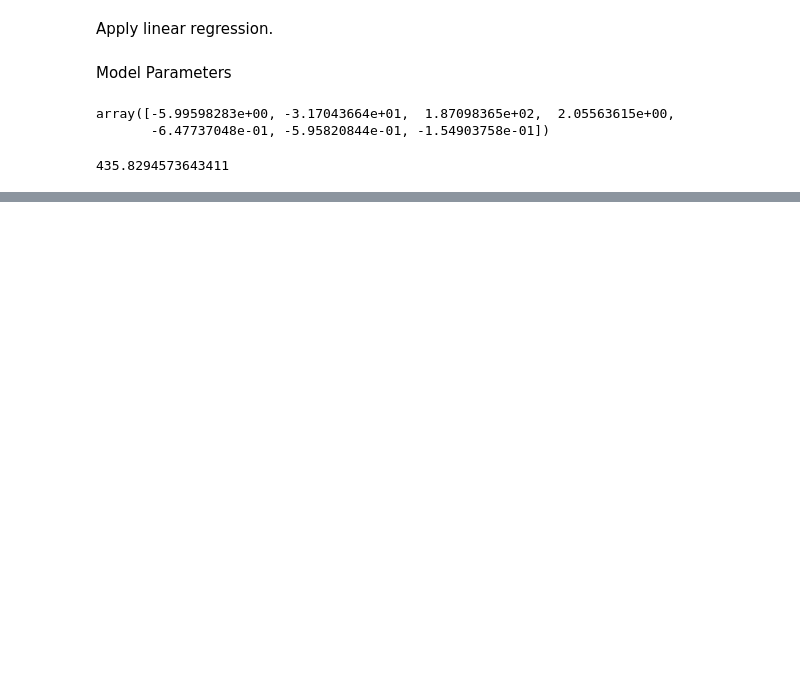
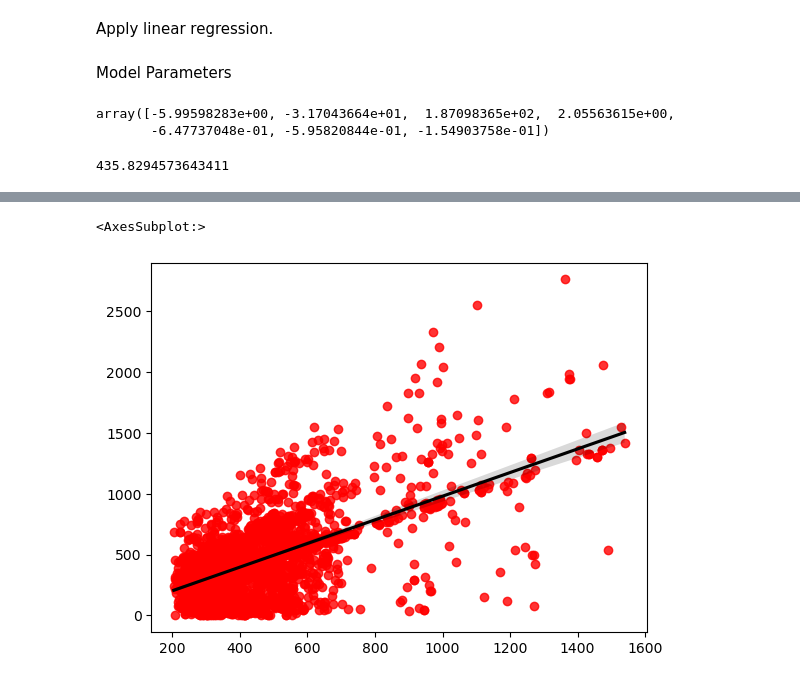
Before and after one commit to poppynevinadley/IronhackLabs, a Jupyter notebook: Jupyter Labs/WEEK FOUR/LAB DAY 2&3 WEEK 4.ipynb, the cells around one changed output, grey strips where cells are left out. Drawn from its saved outputs; the diff is of its cells as text; code cells hidden in the pictures; blank space fills up the shorter version.

```diff
--- a/Jupyter Labs/WEEK FOUR/LAB DAY 2&3 WEEK 4.ipynb
+++ b/Jupyter Labs/WEEK FOUR/LAB DAY 2&3 WEEK 4.ipynb
@@ -177,0 +210,7 @@ Please rerun the model after adding the hot encoded categorical variables as wel
+# %%
+yp_ = y_pred.to_numpy()
+yt_ = y_test.to_numpy()
+sns.regplot(yp_,yt_,scatter_kws={"color": "red"}, line_kws={"color": "black"})
+# %% [output]
+<AxesSubplot:>
+[figure, added]
```
Also changed, not shown: parts of 29 cells of this notebook.
